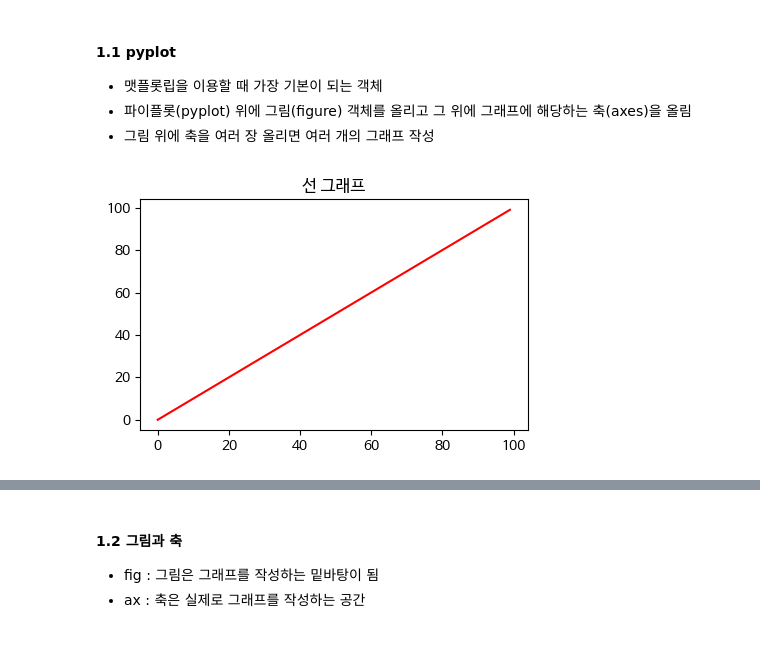
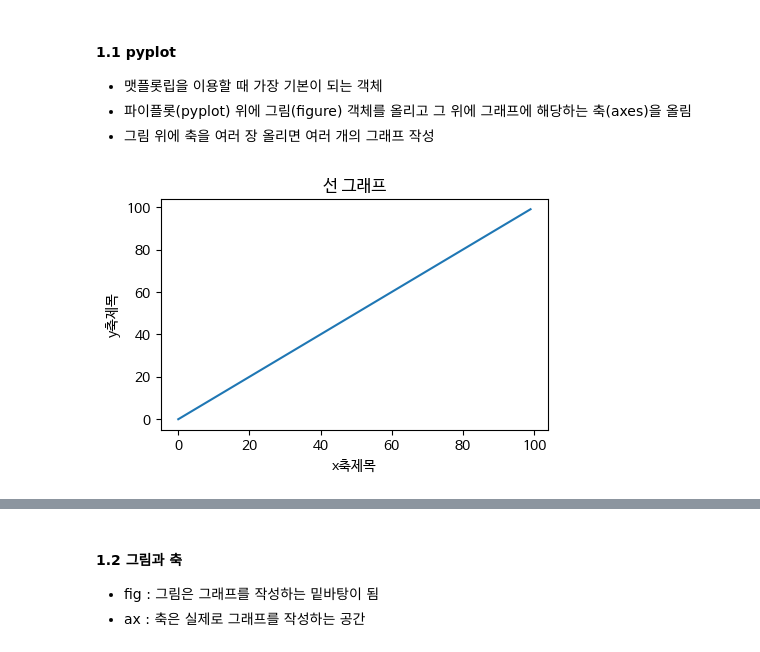
Before and after one commit to harujem/dataAnalysis, a Jupyter notebook: 2_데이터분석_02_라이브러리_Matplotlib_배포.ipynb, the cells around one changed output, grey strips where cells are left out. Saved outputs shown, nothing was run; the diff lists cells and outputs as text; code cells hidden in the pictures.

```diff
--- a/2_데이터분석_02_라이브러리_Matplotlib_배포.ipynb
+++ b/2_데이터분석_02_라이브러리_Matplotlib_배포.ipynb
@@ -133,14 +133,16 @@ font_list
 # %%
 # matplotlib 모듈 호출
 import matplotlib.pyplot as plt
 
 plt.rcParams['font.family'] = 'NanumBarunGothic'
 plt.rcParams['figure.figsize'] = (5, 3)
 
 x = range(100)
 y = range(100)
-plt.plot(x, y, c='red')
+plt.plot(x, y)
 plt.title('선 그래프')
+plt.xlabel('x축제목')
+plt.ylabel('y축제목')
 plt.show()
 # %% [output]
-[figure, old version]
+[figure, new version]
```
Also changed, not shown: parts of 63 cells of this notebook.
